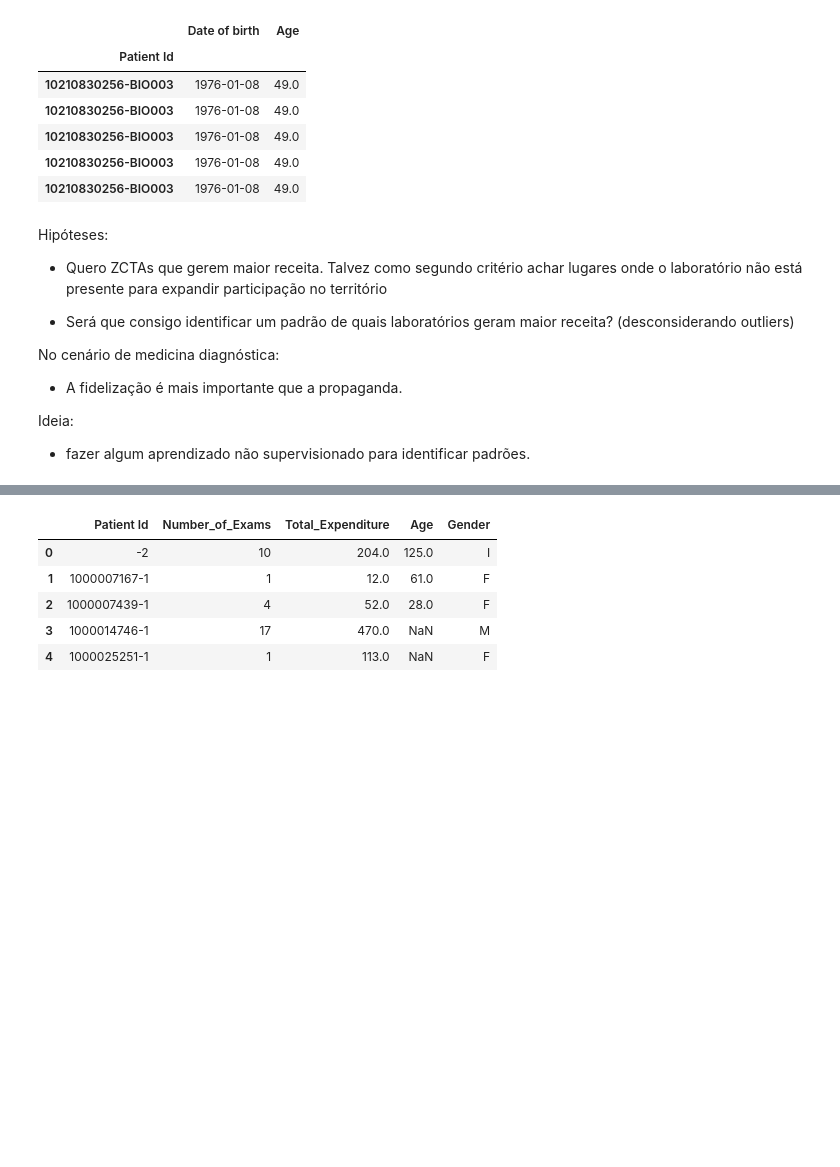
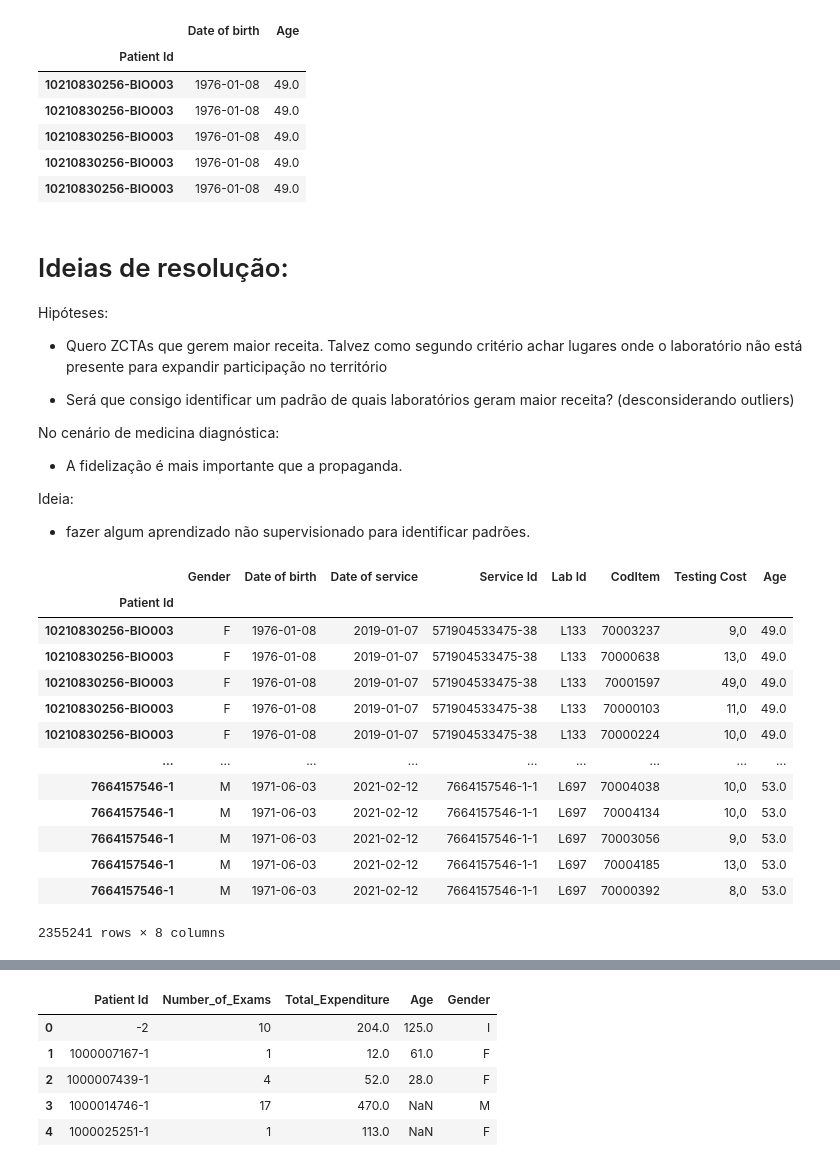
Before and after one commit to adonaiarruda/case_elo, a Jupyter notebook: dev.ipynb, the cells around one changed output, grey strips where cells are left out. Cells and saved outputs as stored; diff of their text form; code cells hidden in the pictures; blank space fills up the shorter version.

```diff
--- a/dev.ipynb
+++ b/dev.ipynb
@@ -57,6 +57,8 @@ transactional[['Date of birth', 'Age']].head()
 | 10210830256-BIO003 | 1976-01-08 | 49.0 |
 | 10210830256-BIO003 | 1976-01-08 | 49.0 |
 # %% [markdown]
+# Ideias de resolução:
+
 Hipóteses:
 - Quero ZCTAs que gerem maior receita. Talvez como segundo critério achar lugares onde o laboratório não está presente para expandir participação no território
 
@@ -69,6 +71,23 @@ No cenário de medicina diagnóstica:
 
 Ideia:
 - fazer algum aprendizado não supervisionado para identificar padrões.
+# %%
+transactional
+# %% [output]
+|  | Gender | Date of birth | Date of service | Service Id | Lab Id | CodItem | Testing Cost | Age |
+| Patient Id |  |  |  |  |  |  |  |  |
+| 10210830256-BIO003 | F | 1976-01-08 | 2019-01-07 | 571904533475-38 | L133 | 70003237 | 9,0 | 49.0 |
+| 10210830256-BIO003 | F | 1976-01-08 | 2019-01-07 | 571904533475-38 | L133 | 70000638 | 13,0 | 49.0 |
+| 10210830256-BIO003 | F | 1976-01-08 | 2019-01-07 | 571904533475-38 | L133 | 70001597 | 49,0 | 49.0 |
+| 10210830256-BIO003 | F | 1976-01-08 | 2019-01-07 | 571904533475-38 | L133 | 70000103 | 11,0 | 49.0 |
+| 10210830256-BIO003 | F | 1976-01-08 | 2019-01-07 | 571904533475-38 | L133 | 70000224 | 10,0 | 49.0 |
+| ... | ... | ... | ... | ... | ... | ... | ... | ... |
+| 7664157546-1 | M | 1971-06-03 | 2021-02-12 | 7664157546-1-1 | L697 | 70004038 | 10,0 | 53.0 |
+| 7664157546-1 | M | 1971-06-03 | 2021-02-12 | 7664157546-1-1 | L697 | 70004134 | 10,0 | 53.0 |
+| 7664157546-1 | M | 1971-06-03 | 2021-02-12 | 7664157546-1-1 | L697 | 70003056 | 9,0 | 53.0 |
+| 7664157546-1 | M | 1971-06-03 | 2021-02-12 | 7664157546-1-1 | L697 | 70004185 | 13,0 | 53.0 |
+| 7664157546-1 | M | 1971-06-03 | 2021-02-12 | 7664157546-1-1 | L697 | 70000392 | 8,0 | 53.0 |
+2355241 rows × 8 columns
 # %%
 transactional.hist()
 # %% [output]
```
Also changed, not shown: parts of 2 cells of this notebook, 2 other files.
